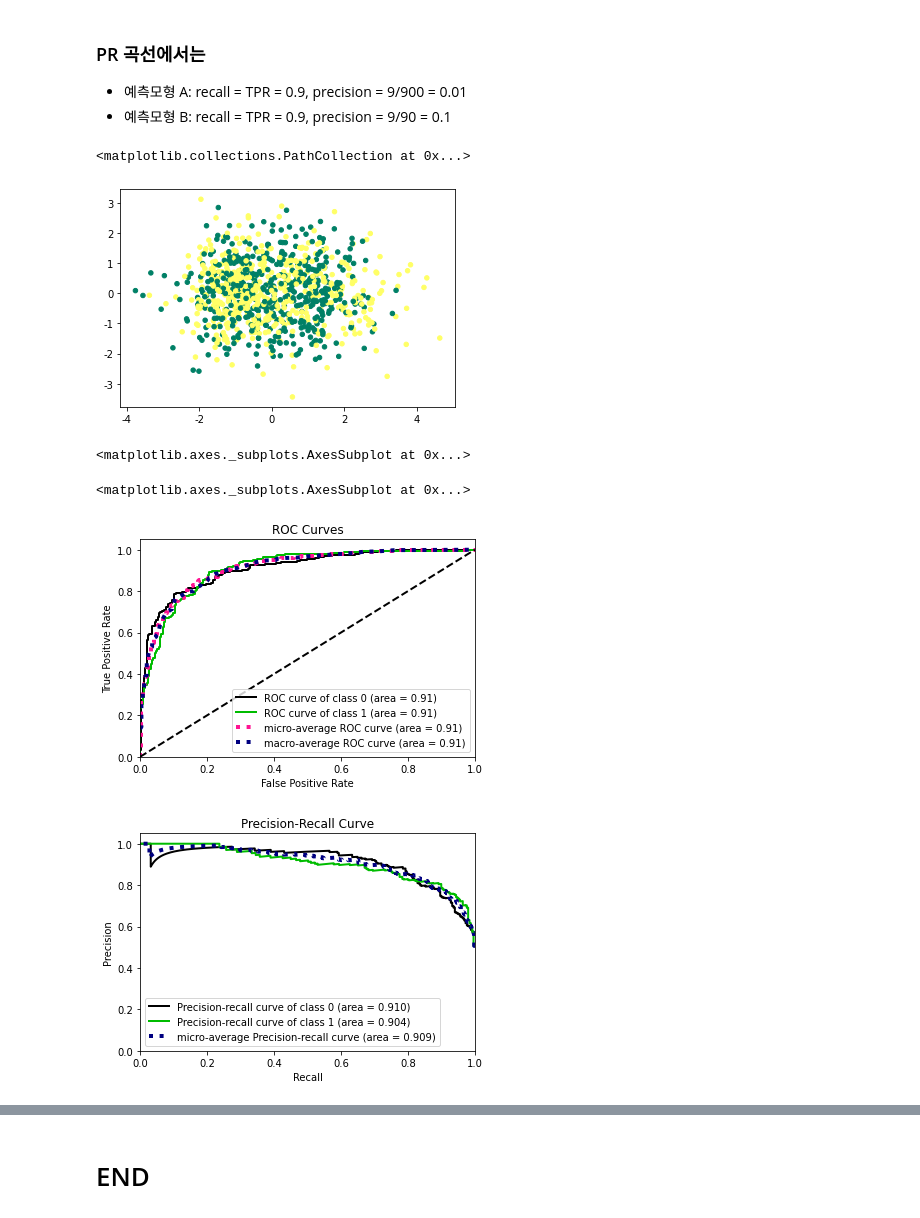
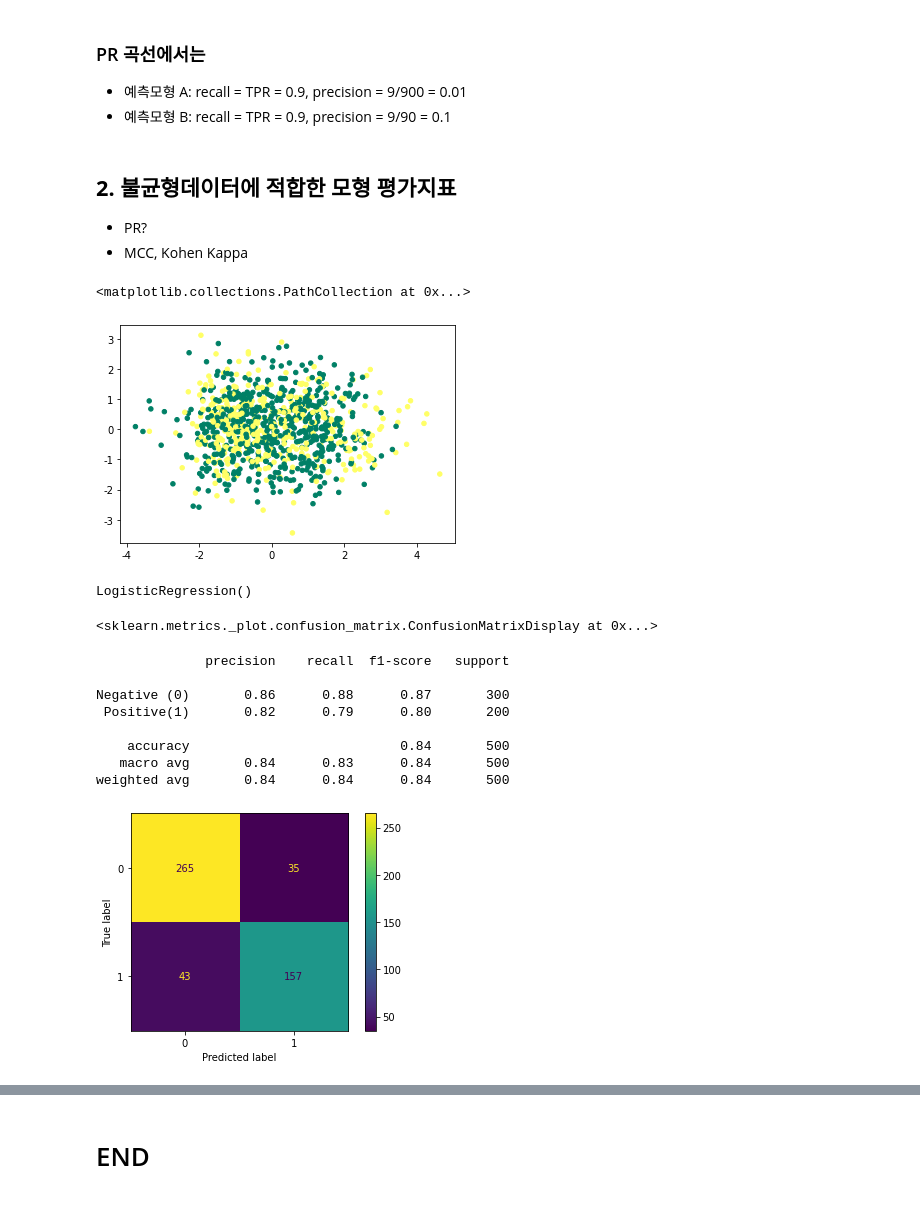
Before and after one commit to ancestor9/aSSIST, a Jupyter notebook: 16_Imbalance data.ipynb, the cells around one changed output, grey strips where cells are left out. Cells and saved outputs as stored; diff of their text form; code cells hidden in the pictures.

```diff
--- a/16_Imbalance data.ipynb
+++ b/16_Imbalance data.ipynb
@@ -133,26 +214,38 @@ Text(0.5, 0, 'probability of positive')
 ### PR 곡선에서는
 - 예측모형 A: recall = TPR = 0.9,  precision = 9/900 = 0.01
 - 예측모형 B: recall = TPR = 0.9,  precision = 9/90 = 0.1
+# %% [markdown]
+## **2. 불균형데이터에 적합한 모형 평가지표**
+- PR?
+- MCC, Kohen Kappa
 # %%
 from sklearn.datasets import make_classification
-X, y = make_classification(n_samples=1000, n_classes=2, weights=[0.5, 0.5],
+X, y = make_classification(n_samples=1000, n_classes=2, weights=[0.6, 0.4],
                           random_state=1)
 plt.scatter(X[:, 0], X[:, 1], c=y, s=20, cmap='summer')
 # %% [output]
 <matplotlib.collections.PathCollection at 0x...>
-[figure, old version]
+[figure, new version]
 # %%
 X_train, X_test, y_train, y_test = model_selection.train_test_split(X, y, test_size = 0.5,
                                                                     random_state = 2, stratify=y)
 # %%
 from sklearn.linear_model import LogisticRegression
 clf = LogisticRegression(solver='lbfgs')
-y_probas = clf.fit(X_train, y_train).predict_proba(X_test)
+clf.fit(X_train, y_train)
+y_pred = clf.predict(X_test)
 
-skplt.metrics.plot_roc(y_test, y_probas)
-skplt.metrics.plot_precision_recall(y_test, y_probas)
+metrics.plot_confusion_matrix(clf, X_test, y_test)
+print(metrics.classification_report(y_test, y_pred, target_names=target_names))
 # %% [output]
-<matplotlib.axes._subplots.AxesSubplot at 0x...>
+LogisticRegression()
-<matplotlib.axes._subplots.AxesSubplot at 0x...>
+<sklearn.metrics._plot.confusion_matrix.ConfusionMatrixDisplay at 0x...>
+              precision    recall  f1-score   support
+
+Negative (0)       0.86      0.88      0.87       300
+ Positive(1)       0.82      0.79      0.80       200
+
+    accuracy                           0.84       500
+   macro avg       0.84      0.83      0.84       500
+weighted avg       0.84      0.84      0.84       500
-[figure, old version]
+[figure, new version]
-[figure, removed]
```
Also changed, not shown: parts of 35 cells of this notebook.
